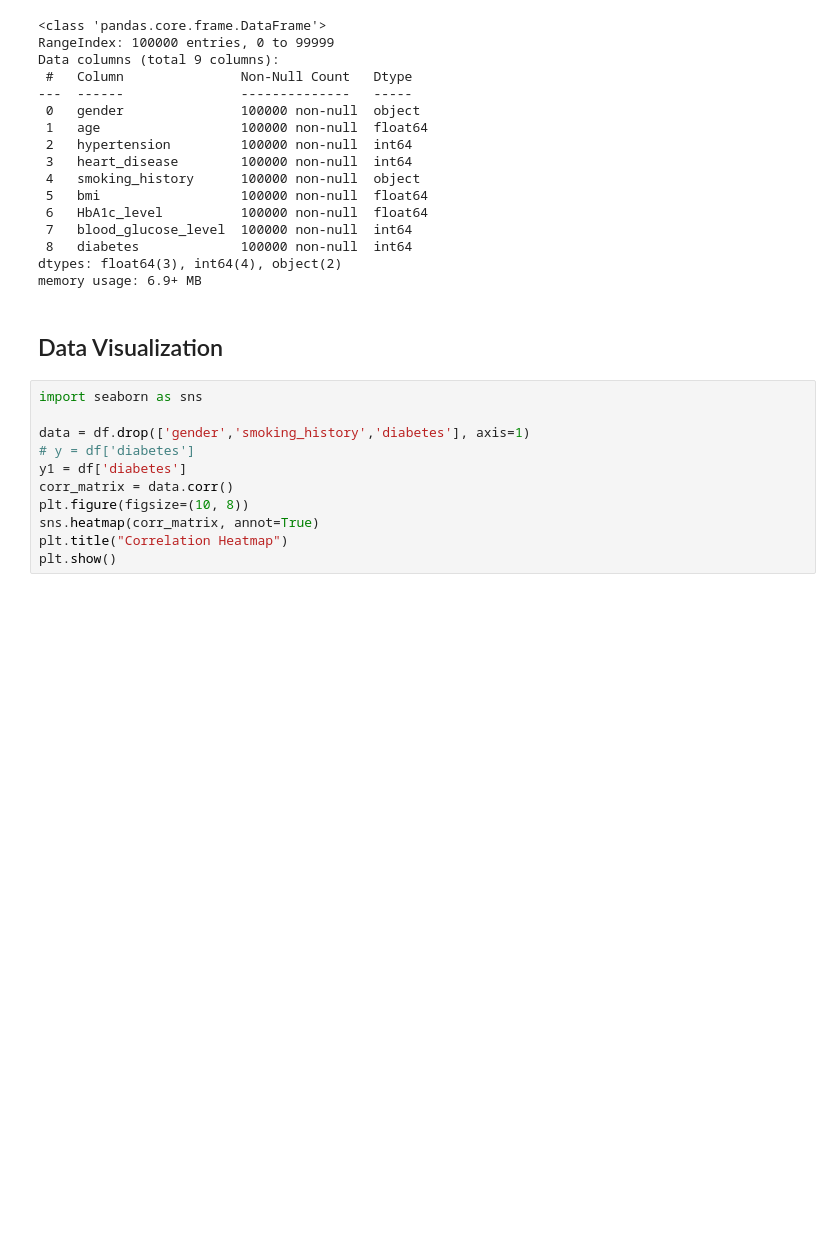
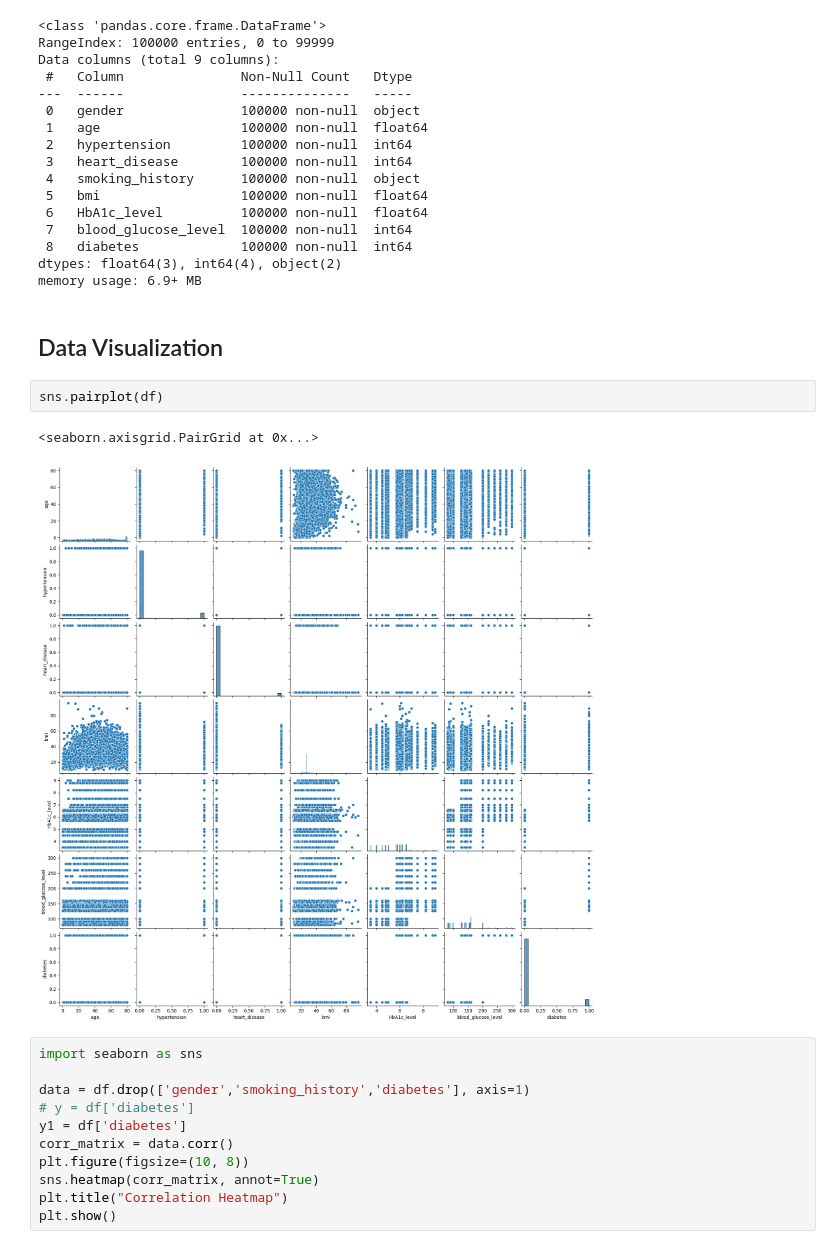
Before and after one commit to mayurd8862/Diabetes_Prediction_using_Logistic_Regression_from_scratch, a Jupyter notebook: new.ipynb, the cells around one changed output. Drawn from its saved outputs; the diff is of its cells as text; blank space fills up the shorter version.

```diff
--- a/new.ipynb
+++ b/new.ipynb
@@ -71,6 +71,11 @@ dtypes: float64(3), int64(4), object(2)
 memory usage: 6.9+ MB
 # %% [markdown]
 ## Data Visualization
+# %%
+sns.pairplot(df)
+# %% [output]
+<seaborn.axisgrid.PairGrid at 0x...>
+[figure, added]
 # %%
 import seaborn as sns
 
```
Also changed, not shown: parts of 2 cells of this notebook, 1 other file.
